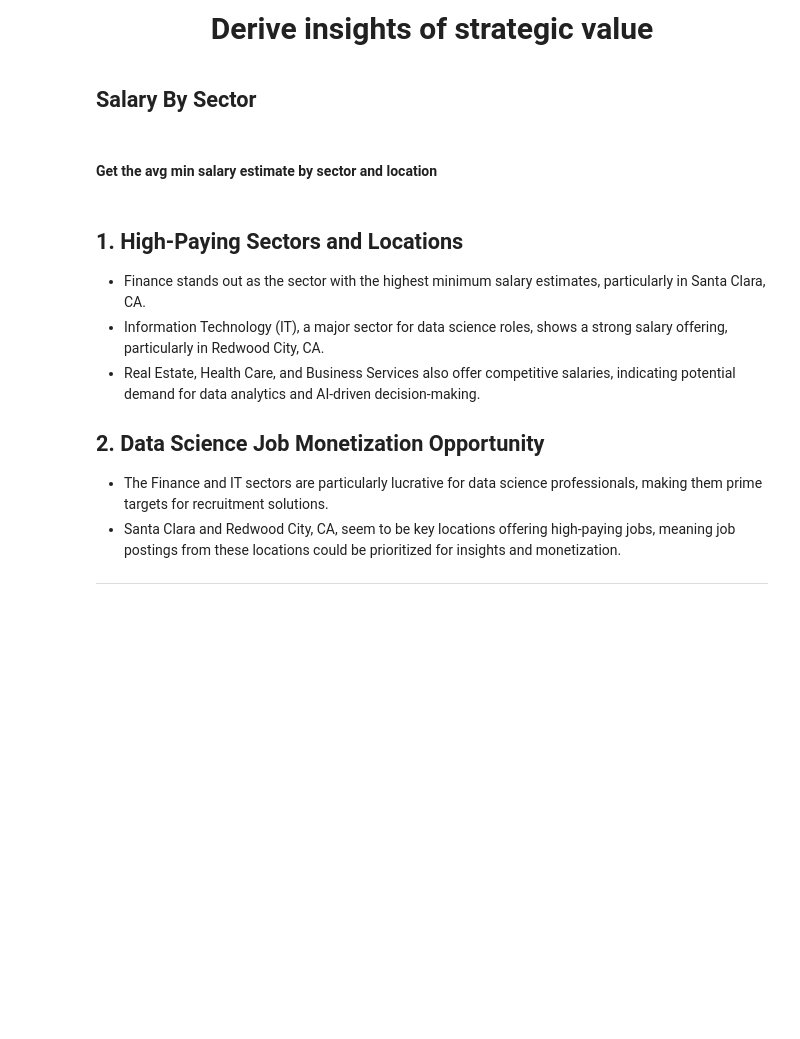
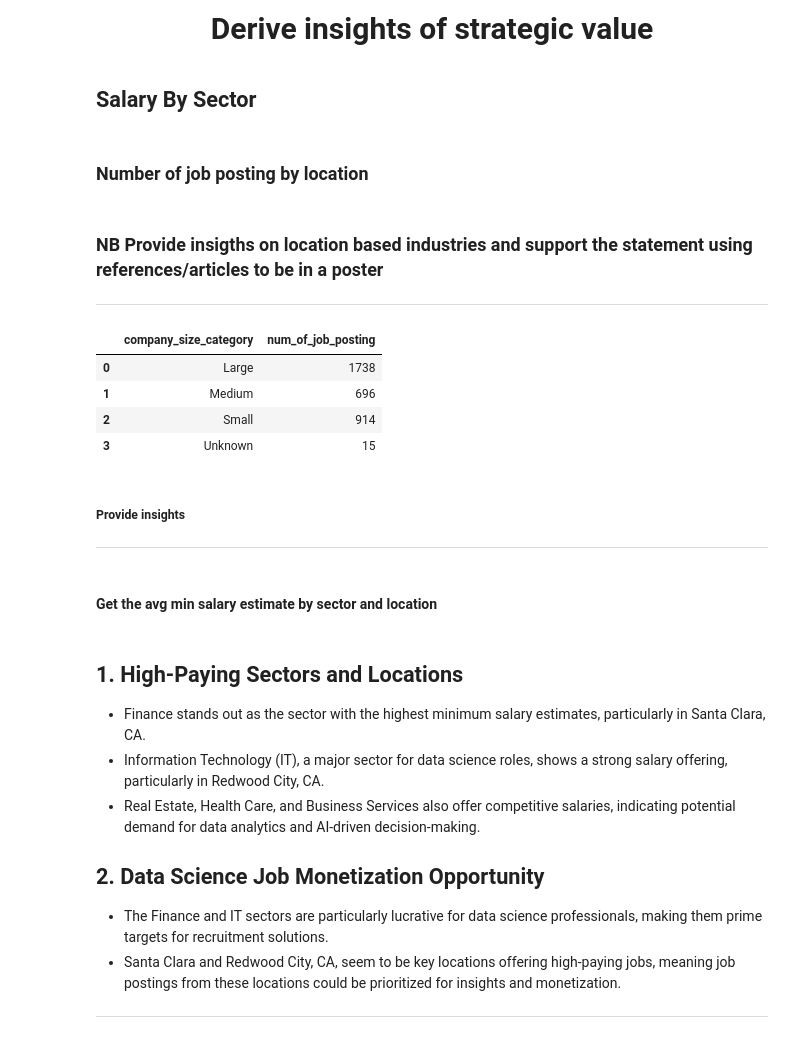
Before and after one commit to BhekiMabheka/Data_Science_Assessment-, a Jupyter notebook: Data_Assessemnt.ipynb, the cells around one changed output. Cells and saved outputs as stored; diff of their text form; code cells hidden in the pictures; blank space fills up the shorter version.

Commit message:
Added few insights

```diff
--- a/Data_Assessemnt.ipynb
+++ b/Data_Assessemnt.ipynb
@@ -100,3 +116,5 @@ df.to_csv("cleaned_df.csv", index=False)
 # %%
 fig = px.box(data_frame=df, x = "sector", y = "min_salary_estimate")
 fig.show()
+# %% [markdown]
+### Number of job posting by location
@@ -102,0 +133,18 @@ fig.show()
+# %% [markdown]
+### NB Provide insigths on location based industries and support the statement using references/articles to be in a poster
+
+---
+# %%
+roles_by_company_size = df.groupby(['company_size_category'])[['job_title']]\
+                          .count()\
+                          .reset_index()\
+
+roles_by_company_size = roles_by_company_size.rename(columns={"job_title": "num_of_job_posting"})
+
+roles_by_company_size.head()
+# %% [output]
+|  | company_size_category | num_of_job_posting |
+| 0 | Large | 1738 |
+| 1 | Medium | 696 |
+| 2 | Small | 914 |
+| 3 | Unknown | 15 |
@@ -103,3 +154,6 @@ fig.show()
+# %% [markdown]
+##### Provide insights
+---
 # %% [markdown]
 #### Get the avg min salary estimate by sector and location
 # %%
```
Also changed, not shown: parts of 12 cells of this notebook, 1 other file.
